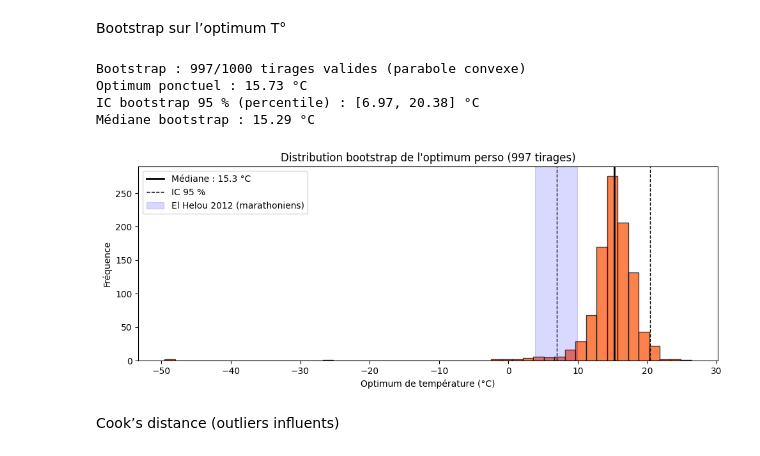
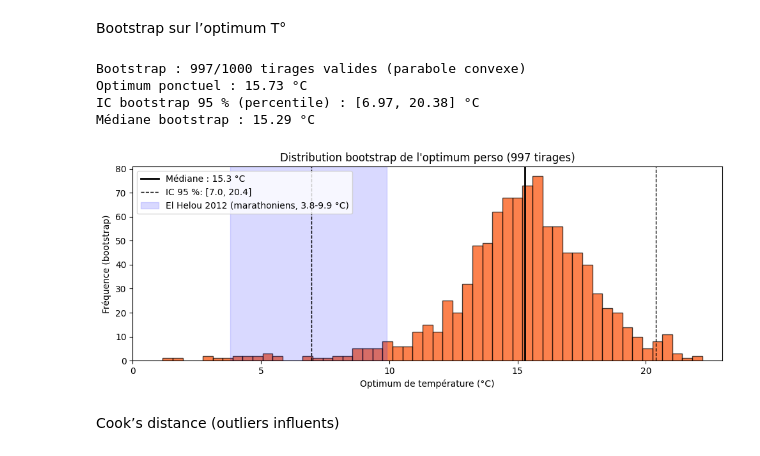
Before and after one commit to dslaskibert/StravAnalytics, a Jupyter notebook: notebooks/07_regression_multiple.ipynb, the cells around one changed output. Saved outputs shown, nothing was run; the diff lists cells and outputs as text; code cells hidden in the pictures.

```diff
--- a/notebooks/07_regression_multiple.ipynb
+++ b/notebooks/07_regression_multiple.ipynb
@@ -210,42 +210,38 @@ for b in range(N_BOOT):
             optima[b] = -b1 / (2 * b2)
         else:
             optima[b] = np.nan
     except Exception:
         optima[b] = np.nan
 
 optima = optima[~np.isnan(optima)]
 print(f"Bootstrap : {len(optima)}/{N_BOOT} tirages valides (parabole convexe)")
 print(f"Optimum ponctuel : {-model.params['weather_temperature'] / (2*model.params['I(weather_temperature ** 2)']):.2f} °C")
 print(f"IC bootstrap 95 % (percentile) : [{np.percentile(optima, 2.5):.2f}, {np.percentile(optima, 97.5):.2f}] °C")
 print(f"Médiane bootstrap : {np.median(optima):.2f} °C")
 
 # Histogramme de la distribution bootstrap
 fig, ax = plt.subplots(figsize=(10, 4))
 # Bornes robustes : 1er et 99e percentile étendus
 x_lo = min(0, np.percentile(optima, 1) - 2)
 x_hi = np.percentile(optima, 99) + 2
-ax.hist(optima, bins=np.linspace(x_lo, x_hi, 60), color="#FC4C02",
-        alpha=0.7, edgecolor="black")
-ax.axvline(np.median(optima), color="black", lw=2,
-           label=f"Médiane : {np.median(optima):.1f} °C")
-ax.axvline(np.percentile(optima, 2.5), color="black", lw=1, ls="--",
-           label=f"IC 95 %: [{np.percentile(optima, 2.5):.1f}, {np.percentile(optima, 97.5):.1f}]")
+ax.hist(optima, bins=np.linspace(x_lo, x_hi, 60), color="#FC4C02", alpha=0.7, edgecolor="black")
+ax.axvline(np.median(optima), color="black", lw=2, label=f"Médiane : {np.median(optima):.1f} °C")
+ax.axvline(np.percentile(optima, 2.5), color="black", lw=1, ls="--", label=f"IC 95 %: [{np.percentile(optima, 2.5):.1f}, {np.percentile(optima, 97.5):.1f}]")
 ax.axvline(np.percentile(optima, 97.5), color="black", lw=1, ls="--")
-ax.axvspan(3.8, 9.9, alpha=0.15, color="blue",
-           label="El Helou 2012 (marathoniens, 3.8-9.9 °C)")
+ax.axvspan(3.8, 9.9, alpha=0.15, color="blue", label="El Helou 2012 (marathoniens, 3.8-9.9 °C)")
 ax.set_xlim(x_lo, x_hi)
 ax.set_xlabel("Optimum de température (°C)")
 ax.set_ylabel("Fréquence (bootstrap)")
 ax.set_title(f"Distribution bootstrap de l'optimum perso ({len(optima)} tirages)")
 ax.legend(loc="upper left")
 plt.tight_layout()
 plt.show()
 # %% [output]
 Bootstrap : 997/1000 tirages valides (parabole convexe)
 Optimum ponctuel : 15.73 °C
 IC bootstrap 95 % (percentile) : [6.97, 20.38] °C
 Médiane bootstrap : 15.29 °C
-[figure, old version]
+[figure, new version]
 # %% [markdown]
 Cook’s distance (outliers influents)
 # %%
```
Also changed, not shown: parts of 22 cells of this notebook.
